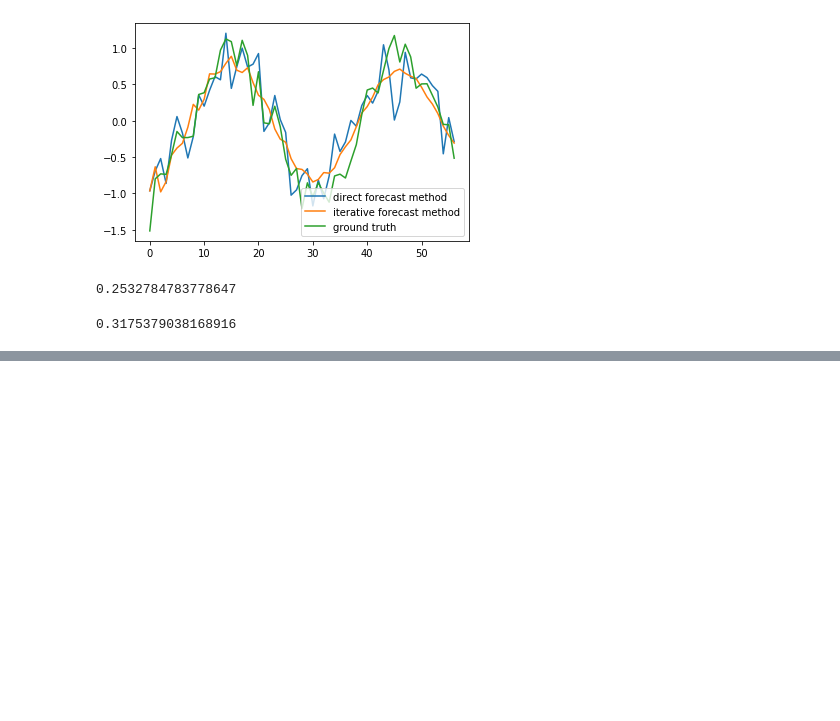
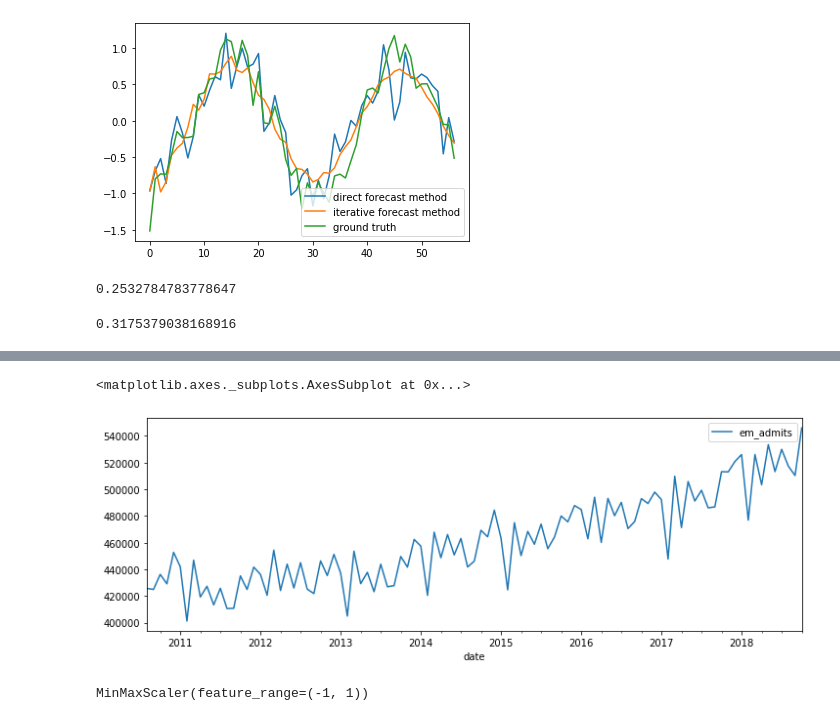
Before and after one commit to health-data-science-OR/forecasting, a Jupyter notebook: autoregression/autoregression2.ipynb, the cells around one changed output, grey strips where cells are left out. Cells and saved outputs as stored; diff of their text form; code cells hidden in the pictures; blank space fills up the shorter version.

```diff
--- a/autoregression/autoregression2.ipynb
+++ b/autoregression/autoregression2.ipynb
@@ -497,0 +493,3 @@ In this particular example (and holdout set) the iterative method out performed
+# %%
+url = 'https://raw.githubusercontent.com/health-data-science-OR/data/master/em_admits_ts.csv'
+em_admits = pd.read_csv(url)
@@ -497,0 +507,8 @@ In this particular example (and holdout set) the iterative method out performed
+# %%
+date_str = em_admits['month_year'].str[:3] + ' 20' + em_admits['month_year'].str[-2:]
+date_str.name = 'date'
+em_admits = em_admits.set_index(pd.to_datetime(date_str))
+em_admits = em_admits.drop(columns=['month_year'])
+# %%
+em_admits.index.freq = 'MS'
+em_admits.head()
@@ -497,0 +523,7 @@ In this particular example (and holdout set) the iterative method out performed
+# %%
+train, test = em_admits[:len(em_admits)-12], em_admits[len(em_admits)-12:]
+# %%
+train.plot(figsize=(12,4))
+# %% [output]
+<matplotlib.axes._subplots.AxesSubplot at 0x...>
+[figure, added]
@@ -497,0 +541,4 @@ In this particular example (and holdout set) the iterative method out performed
+# %%
+scaler.fit(em_admits['em_admits'].iloc[:-12].to_numpy().reshape(-1, 1))
+# %% [output]
+MinMaxScaler(feature_range=(-1, 1))
```
Also changed, not shown: parts of 28 cells of this notebook.
